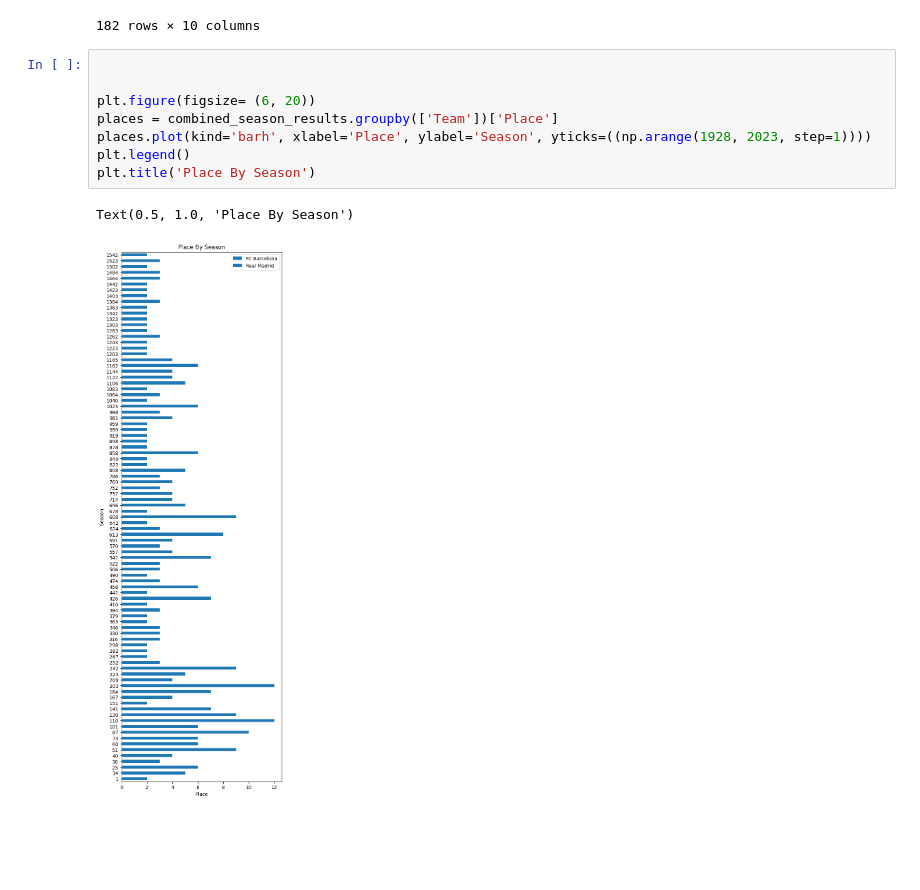
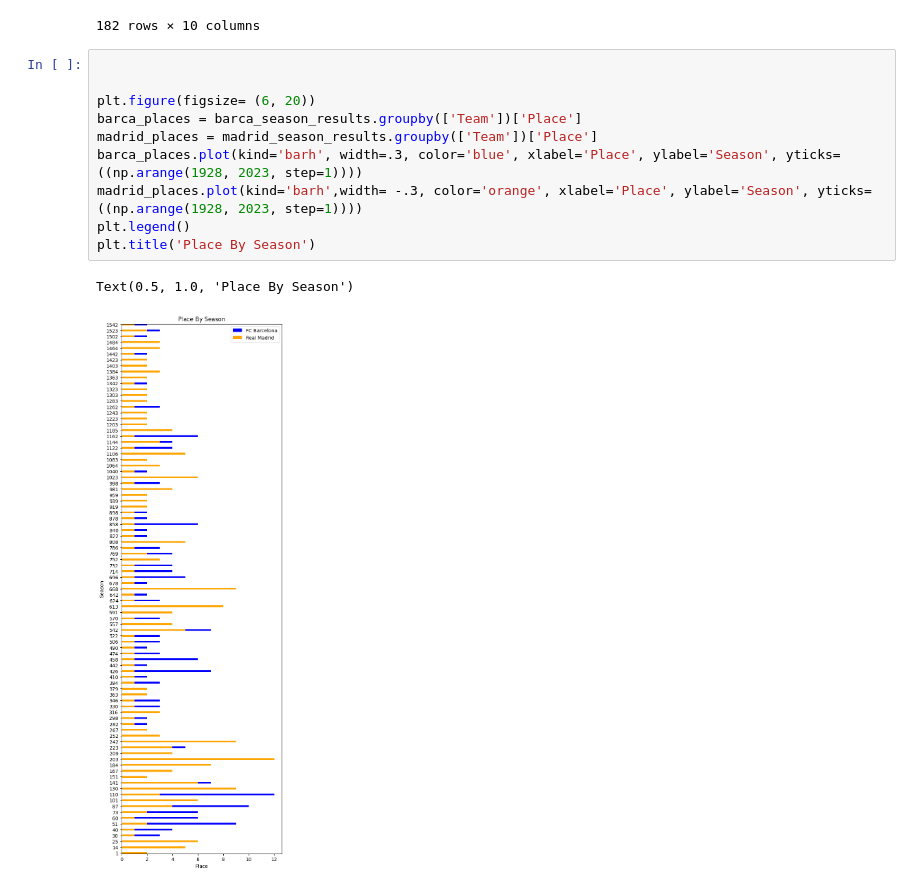
Before and after one commit to EvanDBush/soccer_rivalry_project, a Jupyter notebook: head_to_head.ipynb, the cells around one changed output. Drawn from its saved outputs; the diff is of its cells as text; blank space fills up the shorter version.

Commit message:
working on place by season plot

```diff
--- a/head_to_head.ipynb
+++ b/head_to_head.ipynb
@@ -153,11 +153,13 @@ combined_season_results
 # %%
 
 
 plt.figure(figsize= (6, 20))
-places = combined_season_results.groupby(['Team'])['Place']
-places.plot(kind='barh', xlabel='Place', ylabel='Season', yticks=((np.arange(1928, 2023, step=1))))
+barca_places = barca_season_results.groupby(['Team'])['Place']
+madrid_places = madrid_season_results.groupby(['Team'])['Place']
+barca_places.plot(kind='barh', width=.3, color='blue', xlabel='Place', ylabel='Season', yticks=((np.arange(1928, 2023, step=1))))
+madrid_places.plot(kind='barh',width= -.3, color='orange', xlabel='Place', ylabel='Season', yticks=((np.arange(1928, 2023, step=1))))
 plt.legend()
 plt.title('Place By Season')
 # %% [output]
 Text(0.5, 1.0, 'Place By Season')
-[figure, old version]
+[figure, new version]
```
Also changed, not shown: 1 other file.
